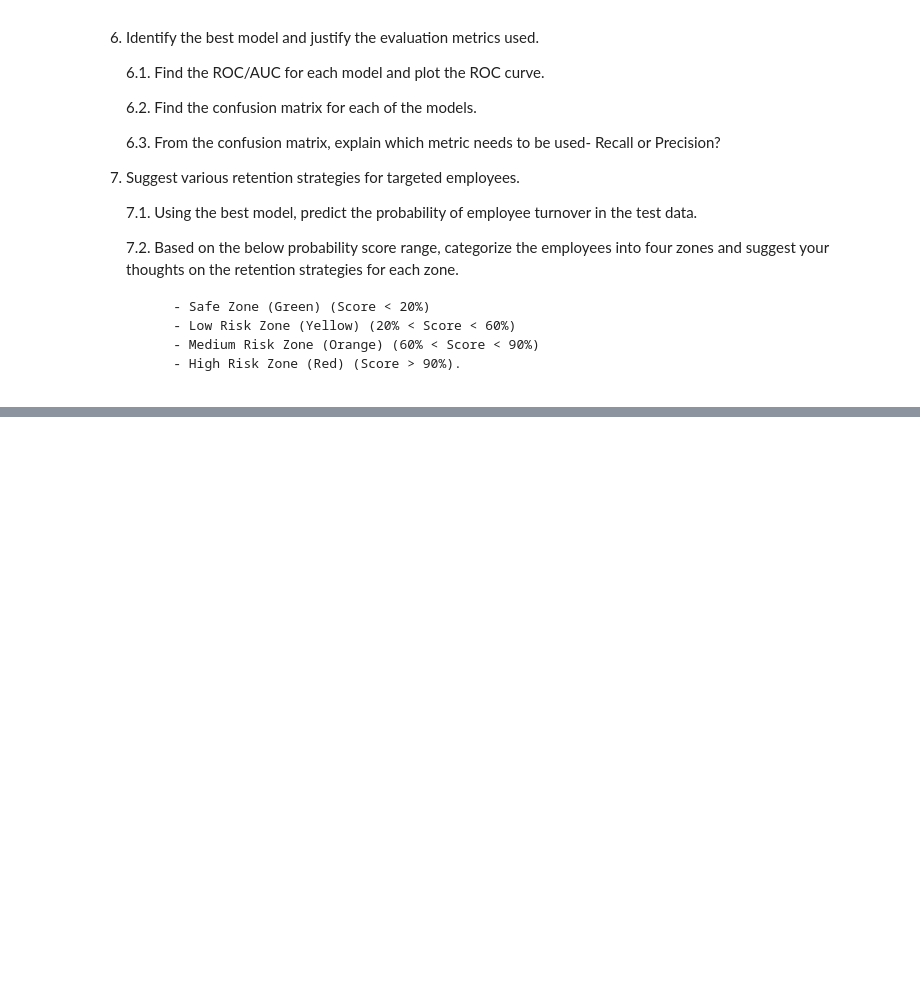
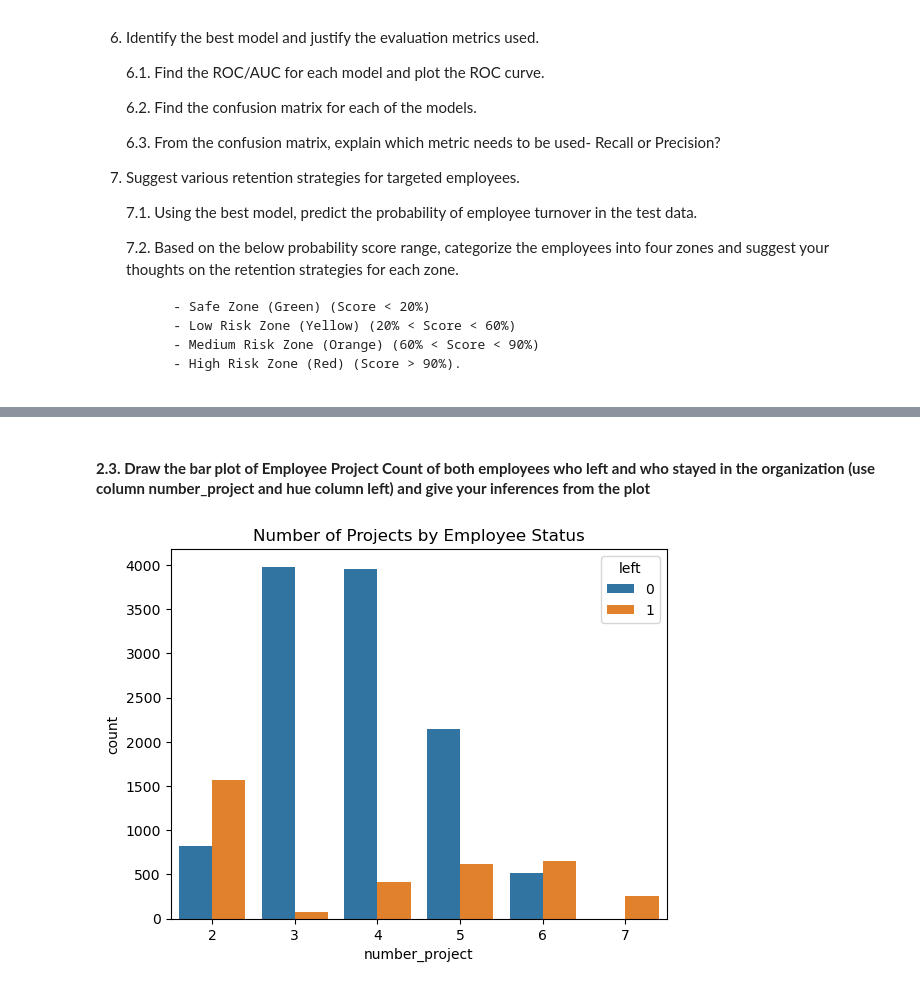
Before and after one commit to toddwalters/pgaiml-python-coding-examples, a Jupyter notebook: machine-learning/projects/employeeTurnoverAnalytics/1688640705_ToddWalters_mds_cep_ml_ps.ipynb, the cells around one changed output, grey strips where cells are left out. Cells and saved outputs as stored; diff of their text form; code cells hidden in the pictures; blank space fills up the shorter version.

Commit message:
update mds_cep_ml_ps project notebook

```diff
--- a/machine-learning/projects/employeeTurnoverAnalytics/1688640705_ToddWalters_mds_cep_ml_ps.ipynb
+++ b/machine-learning/projects/employeeTurnoverAnalytics/1688640705_ToddWalters_mds_cep_ml_ps.ipynb
@@ -109,0 +236,9 @@ Data from prior evaluations show the employee’s satisfaction at the workplace.
+# %% [markdown]
+#### **2.3.	Draw the bar plot of Employee Project Count of both employees who left and who stayed in the organization (use column number_project and hue column left) and give your inferences from the plot**
+# %%
+# Bar plot for number of projects by employee status
+sns.countplot(x='number_project', hue='left', data=data_numerical_df)
+plt.title('Number of Projects by Employee Status')
+plt.show()
+# %% [output]
+[figure, added]
```
Also changed, not shown: parts of 46 cells of this notebook, 1 other file.
